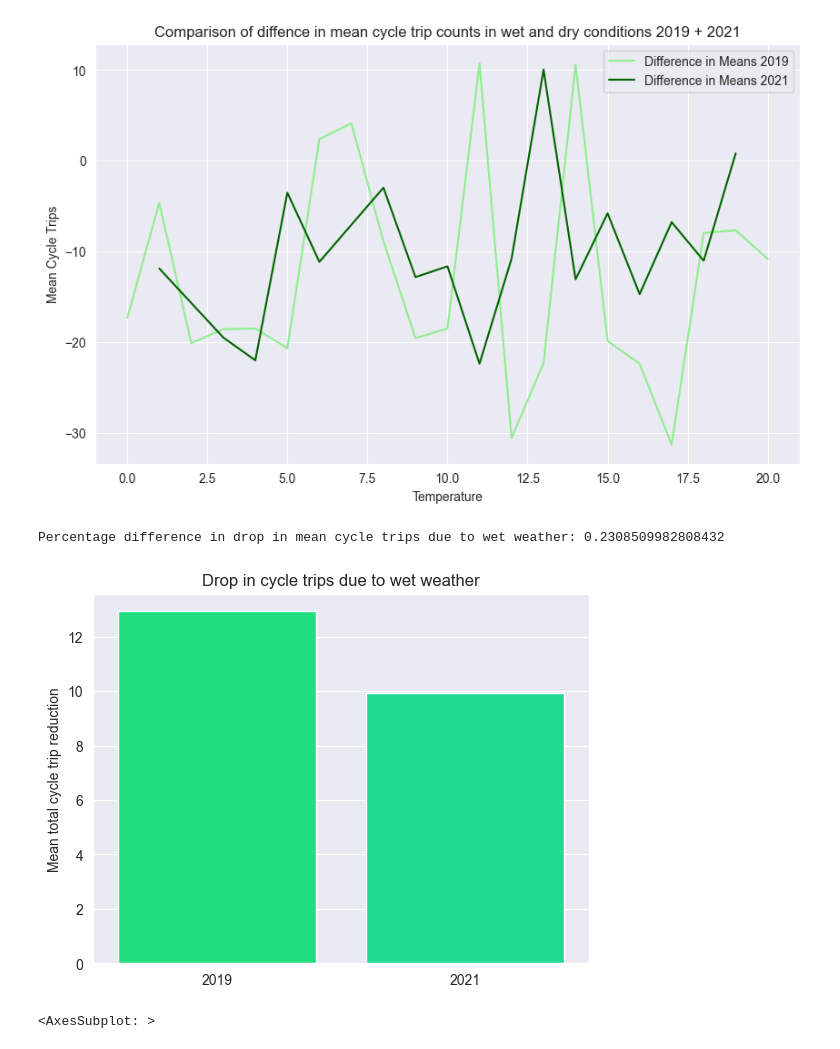
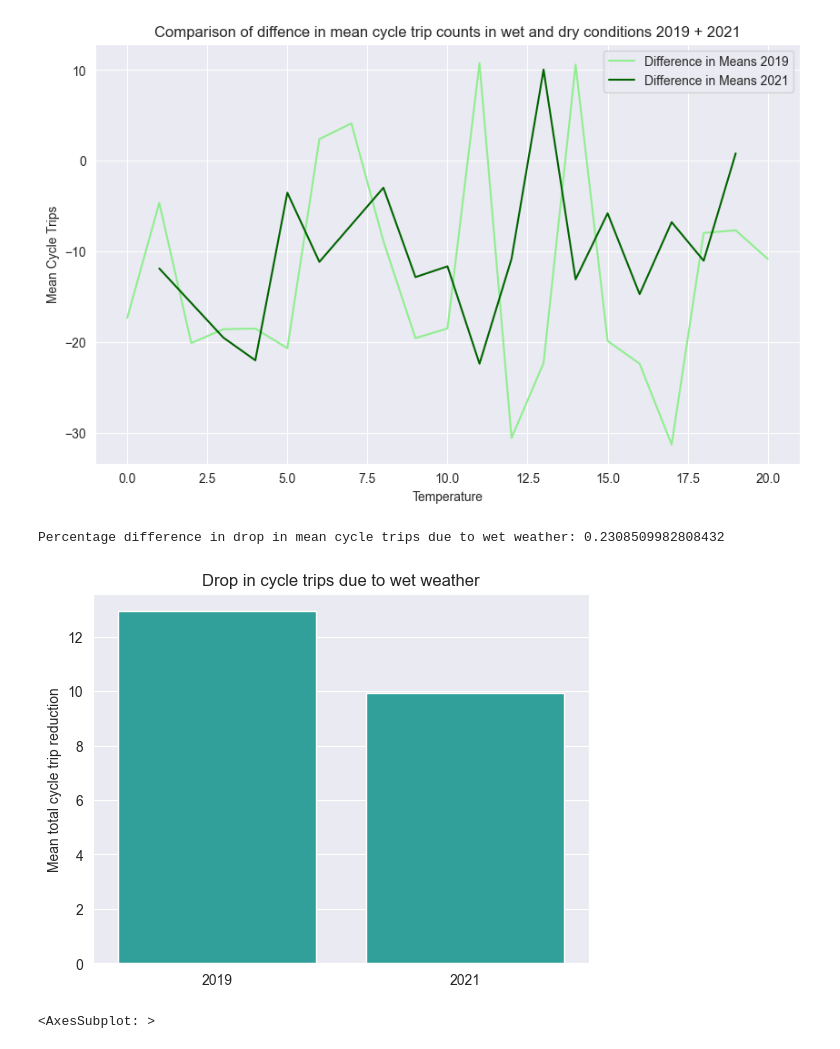
Before and after one commit to stepons/PostWorkings, a Jupyter notebook: Cycling in weather/Cycling in weather.ipynb, the cells around one changed output. Saved outputs shown, nothing was run; the diff lists cells and outputs as text; code cells hidden in the pictures.

Commit message:
Plot colour changes

```diff
--- a/Cycling in weather/Cycling in weather.ipynb
+++ b/Cycling in weather/Cycling in weather.ipynb
@@ -536,19 +535,18 @@ sns.lineplot(x='temp_integer', y='difference', data=mean_difference_2021, label=
 # %%
 
 #It's not so easy to see what's going on, so I'll use the means of the difference in means rather than
 #show this comparison
 
 means = [-(mean_of_mean_diff_2019), -(mean_of_mean_diff_2021)]
 labels = [2019, 2021]
-colors = ['springgreen', 'mediumspringgreen']
-sns.barplot(x=labels, y=means, palette=colors)
+sns.barplot(x=labels, y=means, color="lightseagreen")
 plt.ylabel('Mean total cycle trip reduction')
 plt.title('Drop in cycle trips due to wet weather')
 
 print('Percentage difference in drop in mean cycle trips due to wet weather:', 1-mean_of_mean_diff_2021/mean_of_mean_diff_2019)
 # %% [output]
 Percentage difference in drop in mean cycle trips due to wet weather: 0.2308509982808432
-[figure, old version]
+[figure, new version]
 # %%
 #Lets look at the counts of temperature readings for winter months
 
```
Also changed, not shown: parts of 6 cells of this notebook, 3 other files.
